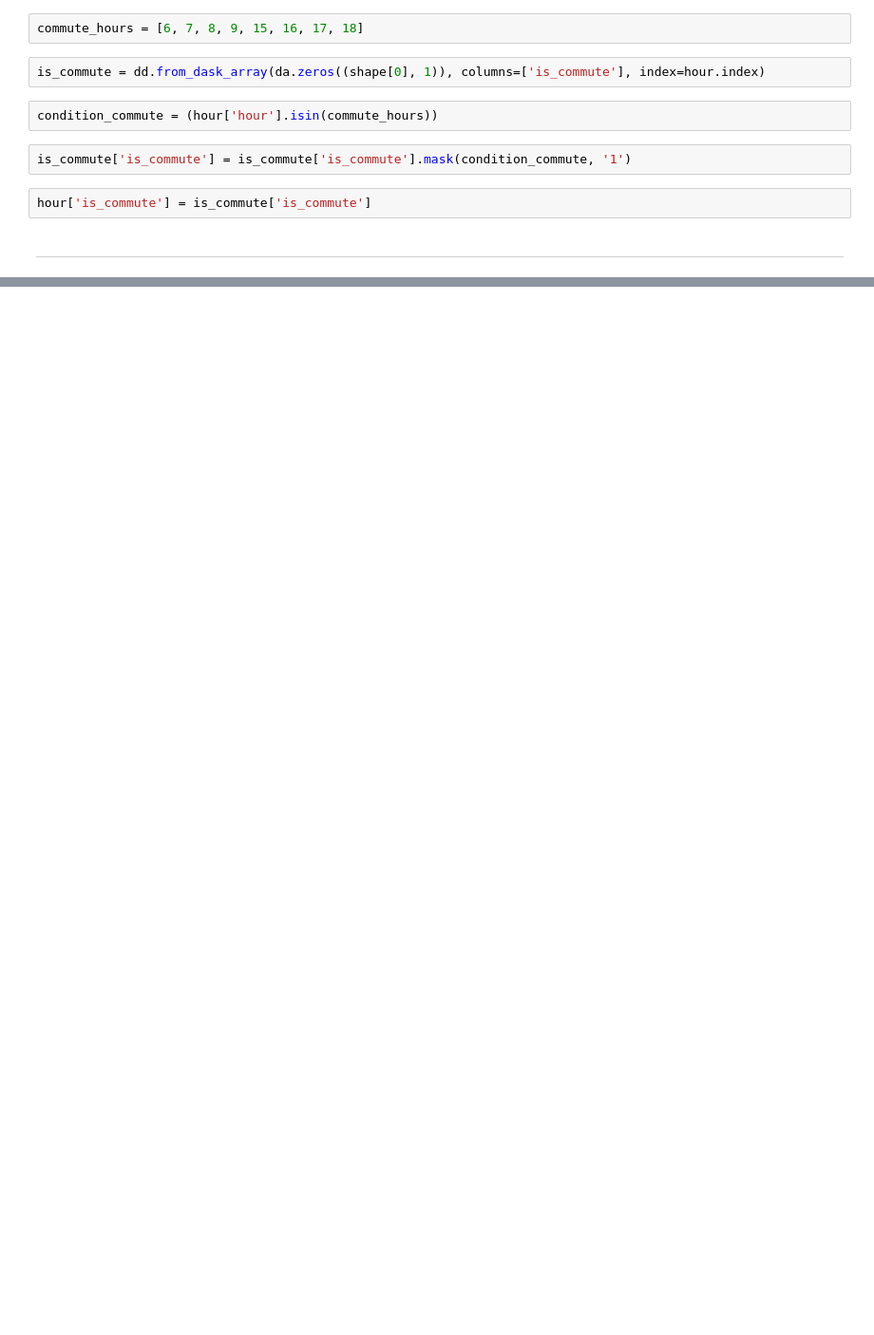
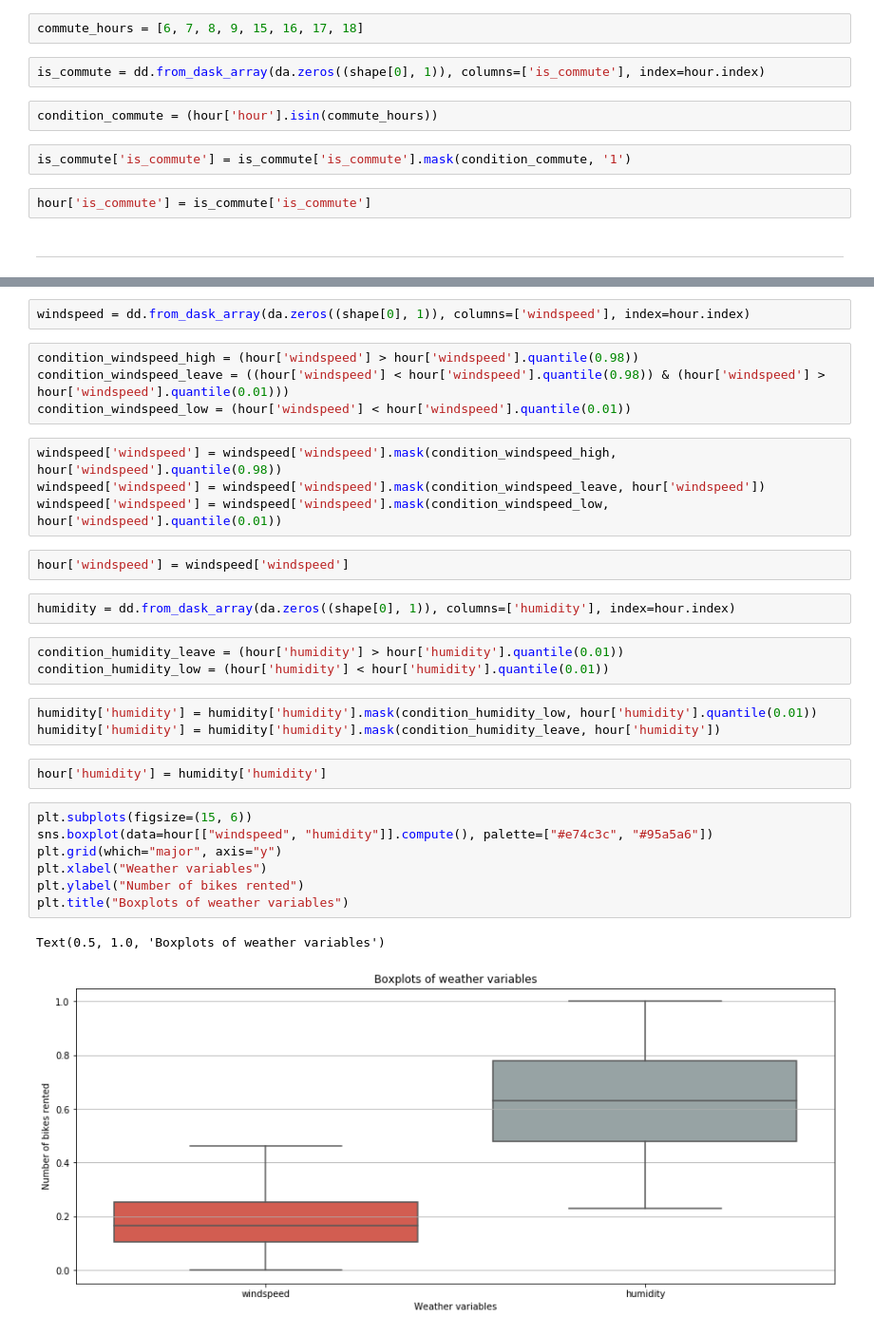
Before and after one commit to lhandal/bike_sharing_dask, a Jupyter notebook: Dask_Bike-Sharing_Leandro_Handal.ipynb, the cells around one changed output, grey strips where cells are left out. Shown at 95% size. Cells and saved outputs as stored; diff of their text form; blank space fills up the shorter version.

```diff
--- a/Dask_Bike-Sharing_Leandro_Handal.ipynb
+++ b/Dask_Bike-Sharing_Leandro_Handal.ipynb
@@ -534,0 +581,32 @@ hour['is_commute'] = is_commute['is_commute']
+# %%
+windspeed = dd.from_dask_array(da.zeros((shape[0], 1)), columns=['windspeed'], index=hour.index)
+# %%
+condition_windspeed_high = (hour['windspeed'] > hour['windspeed'].quantile(0.98))
+condition_windspeed_leave = ((hour['windspeed'] < hour['windspeed'].quantile(0.98)) & (hour['windspeed'] > hour['windspeed'].quantile(0.01)))
+condition_windspeed_low = (hour['windspeed'] < hour['windspeed'].quantile(0.01))
+# %%
+windspeed['windspeed'] = windspeed['windspeed'].mask(condition_windspeed_high, hour['windspeed'].quantile(0.98))
+windspeed['windspeed'] = windspeed['windspeed'].mask(condition_windspeed_leave, hour['windspeed'])
+windspeed['windspeed'] = windspeed['windspeed'].mask(condition_windspeed_low, hour['windspeed'].quantile(0.01))
+# %%
+hour['windspeed'] = windspeed['windspeed']
+# %%
+humidity = dd.from_dask_array(da.zeros((shape[0], 1)), columns=['humidity'], index=hour.index)
+# %%
+condition_humidity_leave = (hour['humidity'] > hour['humidity'].quantile(0.01))
+condition_humidity_low = (hour['humidity'] < hour['humidity'].quantile(0.01))
+# %%
+humidity['humidity'] = humidity['humidity'].mask(condition_humidity_low, hour['humidity'].quantile(0.01))
+humidity['humidity'] = humidity['humidity'].mask(condition_humidity_leave, hour['humidity'])
+# %%
+hour['humidity'] = humidity['humidity']
+# %%
+plt.subplots(figsize=(15, 6))
+sns.boxplot(data=hour[["windspeed", "humidity"]].compute(), palette=["#e74c3c", "#95a5a6"])
+plt.grid(which="major", axis="y")
+plt.xlabel("Weather variables")
+plt.ylabel("Number of bikes rented")
+plt.title("Boxplots of weather variables")
+# %% [output]
+Text(0.5, 1.0, 'Boxplots of weather variables')
+[figure, added]
```
Also changed, not shown: parts of 24 cells of this notebook.
